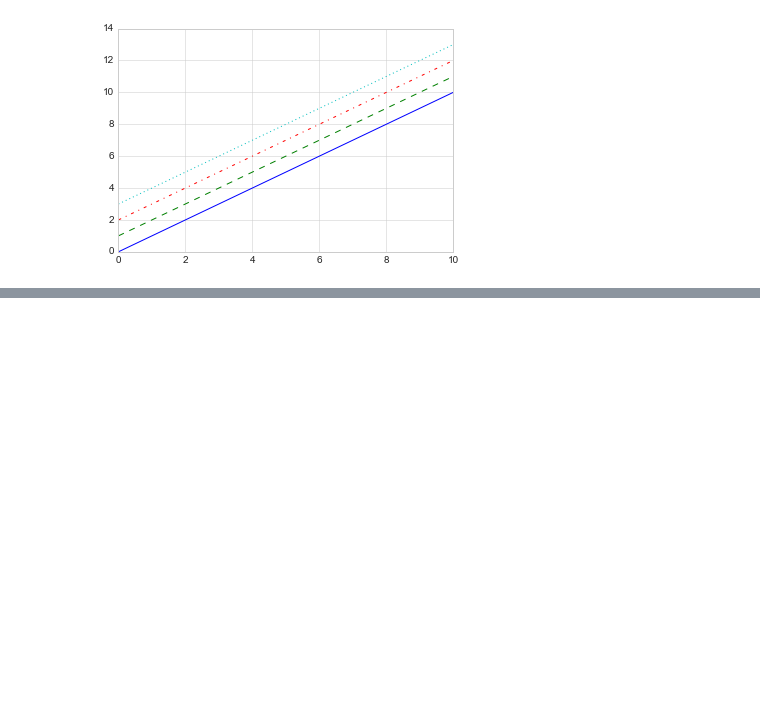
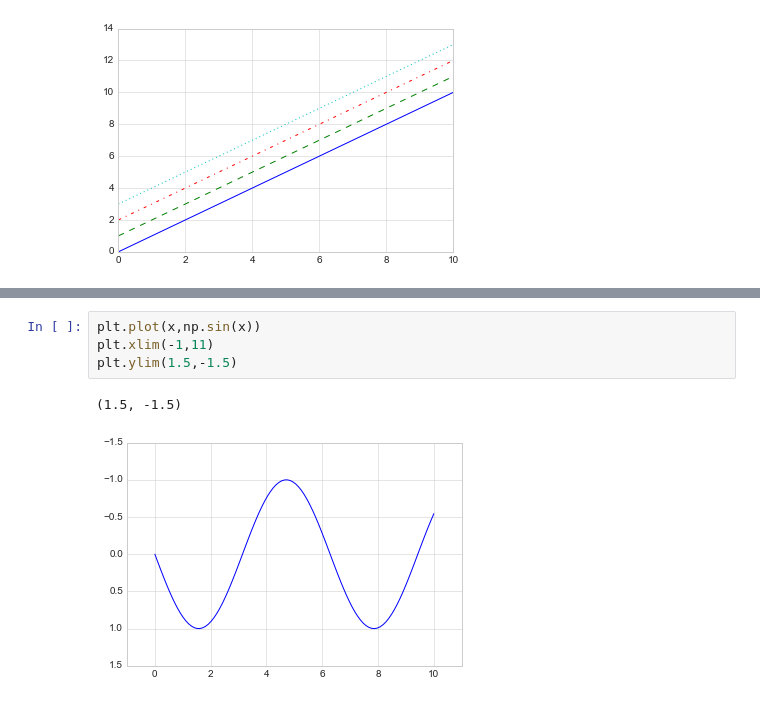
Before and after one commit to SpIIIII/jupyter-repo, a Jupyter notebook: Python Data Science Cookbook/Main.ipynb, the cells around one changed output, grey strips where cells are left out. Saved outputs shown, nothing was run; the diff lists cells and outputs as text; blank space fills up the shorter version.

```diff
--- a/Python Data Science Cookbook/Main.ipynb
+++ b/Python Data Science Cookbook/Main.ipynb
@@ -385,0 +395,7 @@ plt.plot(x,x + 3,linestyle = 'dotted')
+# %%
+plt.plot(x,np.sin(x))
+plt.xlim(-1,11)
+plt.ylim(1.5,-1.5)
+# %% [output]
+(1.5, -1.5)
+[figure, added]
```
Also changed, not shown: parts of 13 cells of this notebook, 1 other file.
